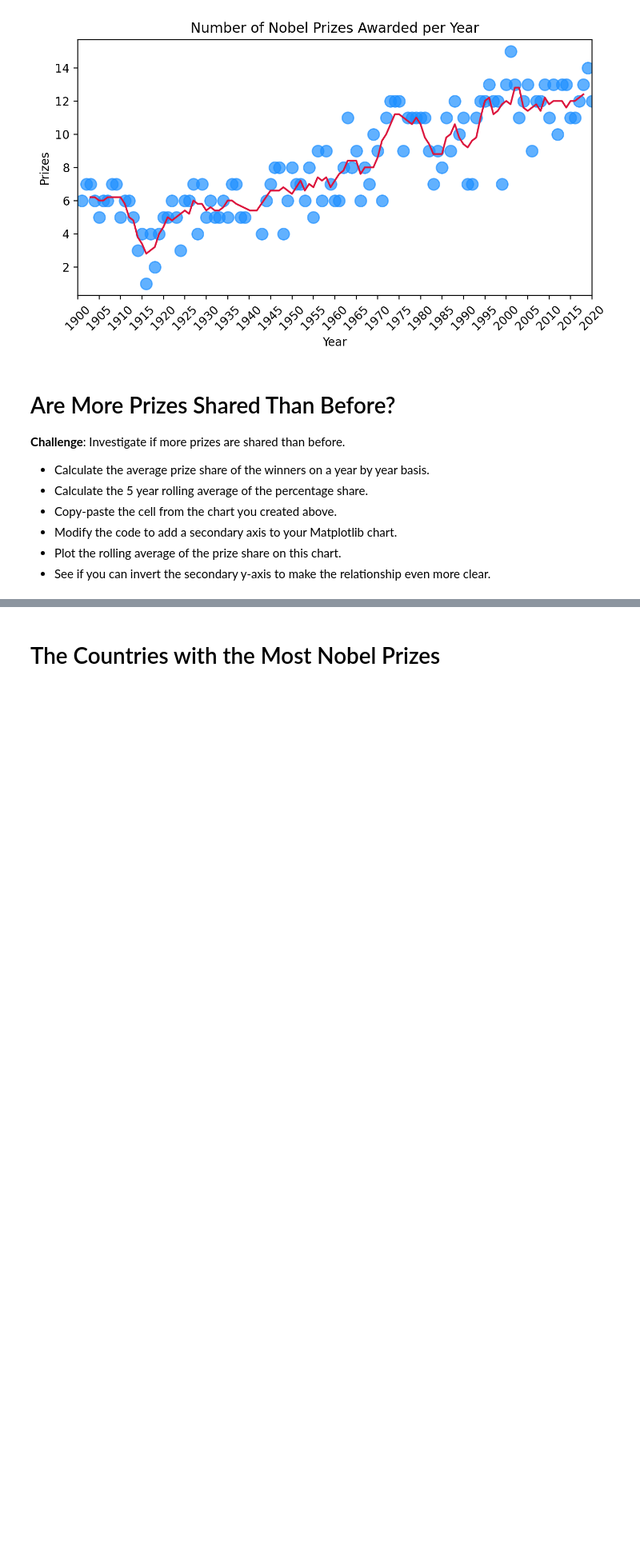
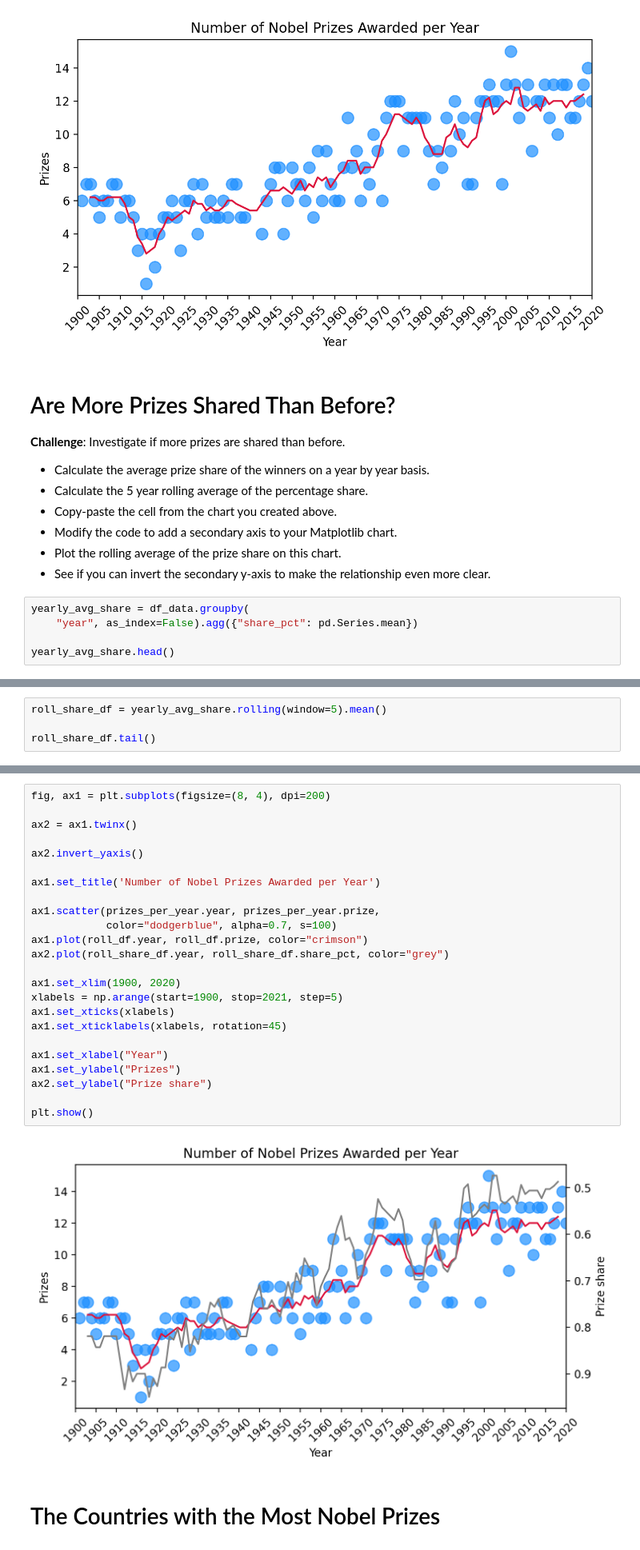
Before and after one commit to renankin/100-days-of-code, a Jupyter notebook: day-079/nobel-prize-analysis/Nobel_Prize_Analysis.ipynb, the cells around one changed output, grey strips where cells are left out. Shown: that part at 80% size. Drawn from its saved outputs; the diff is of its cells as text; blank space fills up the shorter version.

```diff
--- a/day-079/nobel-prize-analysis/Nobel_Prize_Analysis.ipynb
+++ b/day-079/nobel-prize-analysis/Nobel_Prize_Analysis.ipynb
@@ -317,3 +326,8 @@ plt.show()
 * Modify the code to add a secondary axis to your Matplotlib chart.
 * Plot the rolling average of the prize share on this chart.
 * See if you can invert the secondary y-axis to make the relationship even more clear.
+# %%
+yearly_avg_share = df_data.groupby(
+    "year", as_index=False).agg({"share_pct": pd.Series.mean})
+
+yearly_avg_share.head()
@@ -319,0 +341,4 @@ plt.show()
+# %%
+roll_share_df = yearly_avg_share.rolling(window=5).mean()
+
+roll_share_df.tail()
@@ -320,3 +352,29 @@ plt.show()
+# %%
+fig, ax1 = plt.subplots(figsize=(8, 4), dpi=200)
+
+ax2 = ax1.twinx()
+
+ax2.invert_yaxis()
+
+ax1.set_title('Number of Nobel Prizes Awarded per Year')
+
+ax1.scatter(prizes_per_year.year, prizes_per_year.prize,
+            color="dodgerblue", alpha=0.7, s=100)
+ax1.plot(roll_df.year, roll_df.prize, color="crimson")
+ax2.plot(roll_share_df.year, roll_share_df.share_pct, color="grey")
+
+ax1.set_xlim(1900, 2020)
+xlabels = np.arange(start=1900, stop=2021, step=5)
+ax1.set_xticks(xlabels)
+ax1.set_xticklabels(xlabels, rotation=45)
+
+ax1.set_xlabel("Year")
+ax1.set_ylabel("Prizes")
+ax2.set_ylabel("Prize share")
+
+plt.show()
+# %% [output]
+[figure, added]
 # %% [markdown]
 # The Countries with the Most Nobel Prizes
 # %% [markdown]
```
Also changed, not shown: parts of 5 cells of this notebook.
